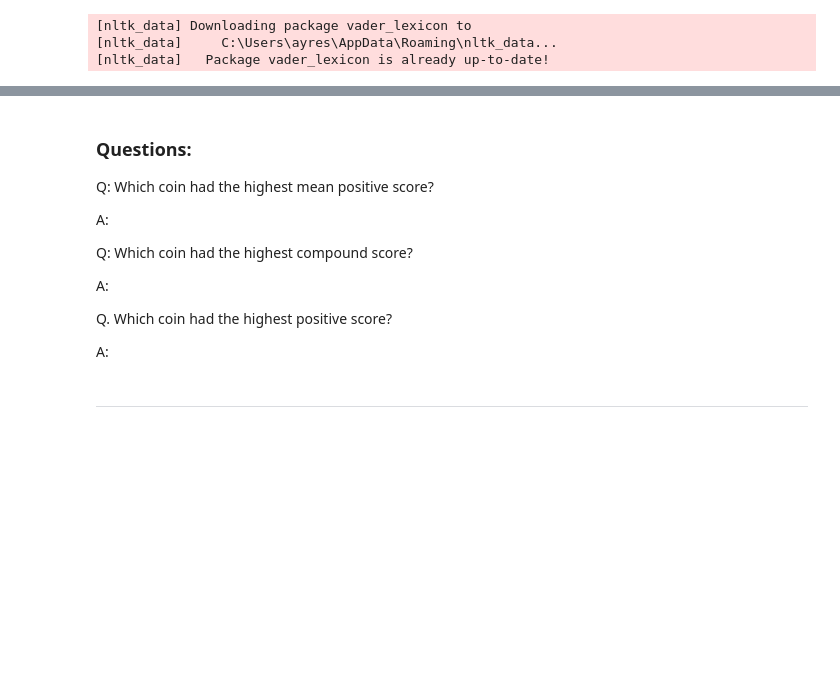
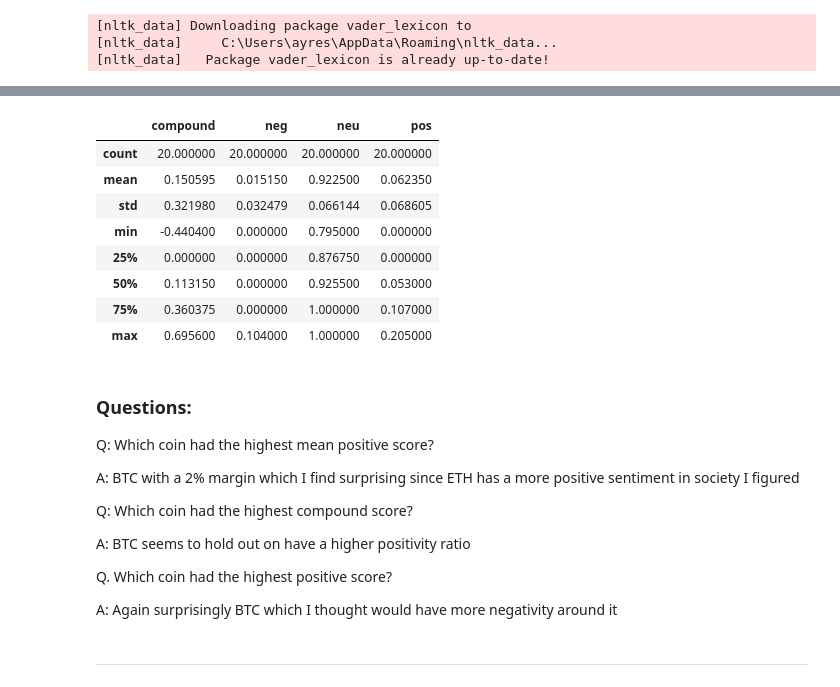
Before and after one commit to MrSquiggles13/upenn-python-homework, a Jupyter notebook: TalesFromTheCrypto/Python/crypto_sentiment.ipynb, the cells around one changed output, grey strips where cells are left out. Cells and saved outputs as stored; diff of their text form; code cells hidden in the pictures; blank space fills up the shorter version.

```diff
--- a/TalesFromTheCrypto/Python/crypto_sentiment.ipynb
+++ b/TalesFromTheCrypto/Python/crypto_sentiment.ipynb
@@ -63,13 +47,15 @@ TypeError: expected string or bytes-like object
 # %%
 # Fetch the Ethereum news articles
-eth_articles = newsapi.get_everything(
+eth_articles = newsapi_client.get_everything(
             q='ethereum',
-            from_param=str(date)[:10],
-            to=str(date)[:10],
+            from_param=str(start.date()),
+            to=str(end.date()),
             language="en",
             sort_by="relevancy",
             page=1
-        )
+        )['articles']
+eth_df = pd.DataFrame(eth_articles)
+eth_df['content'] = eth_df['content'].str.rsplit(' ',3).str[0]
 # %%
 # Instantiate SentimentIntensityAnalyzer
 analyzer = SentimentIntensityAnalyzer()
@@ -88,20 +87,30 @@ btc_articles['pos'] = [analyzer.polarity_scores(v)['pos'] for v in btc_articles[
 # %%
 # Describe the Ethereum Sentiment
-# YOUR CODE HERE!
+eth_df.describe()
+# %% [output]
+|  | compound | neg | neu | pos |
+| count | 20.000000 | 20.000000 | 20.000000 | 20.000000 |
+| mean | 0.150595 | 0.015150 | 0.922500 | 0.062350 |
+| std | 0.321980 | 0.032479 | 0.066144 | 0.068605 |
+| min | -0.440400 | 0.000000 | 0.795000 | 0.000000 |
+| 25% | 0.000000 | 0.000000 | 0.876750 | 0.000000 |
+| 50% | 0.113150 | 0.000000 | 0.925500 | 0.053000 |
+| 75% | 0.360375 | 0.000000 | 1.000000 | 0.107000 |
+| max | 0.695600 | 0.104000 | 1.000000 | 0.205000 |
 # %% [markdown]
 ### Questions:
 
 Q: Which coin had the highest mean positive score?
 
-A:
+A: BTC with a 2% margin which I find surprising since ETH has a more positive sentiment in society I figured
 
 Q: Which coin had the highest compound score?
 
-A:
+A: BTC seems to hold out on have a higher positivity ratio
 
 Q. Which coin had the highest positive score?
 
-A:
+A: Again surprisingly BTC which I thought would have more negativity around it
 # %% [markdown]
 ---
 # %% [markdown]
```
Also changed, not shown: parts of 29 cells of this notebook.
